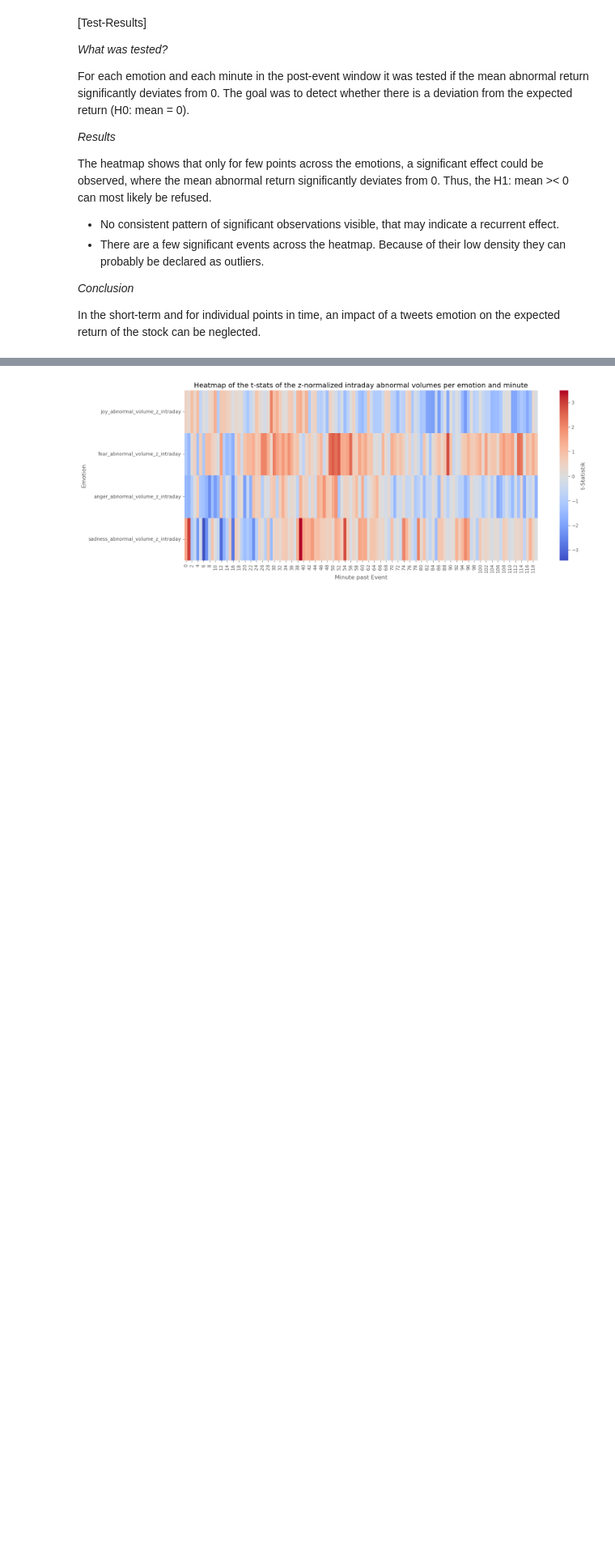
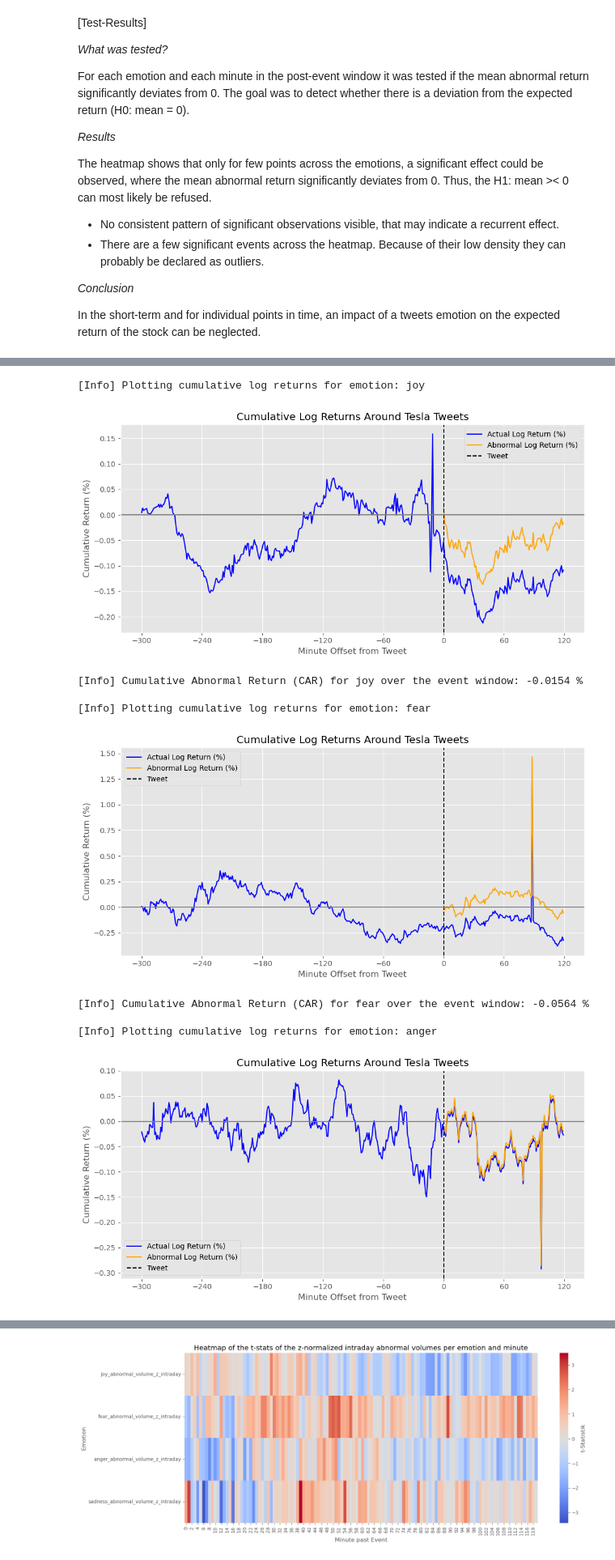
Before and after one commit to AK960/COIN_Repo, a Jupyter notebook: scripts/analyse_emotions.ipynb, the cells around one changed output, grey strips where cells are left out. Shown at 81% size. Drawn from its saved outputs; the diff is of its cells as text; code cells hidden in the pictures; blank space fills up the shorter version.

Commit message:
Adding log_return analysis AR, CAR

```diff
--- a/scripts/analyse_emotions.ipynb
+++ b/scripts/analyse_emotions.ipynb
@@ -960,0 +987,50 @@ plt.show()
+# %%
+### [All emotions] Plotting Cumulative Log Returns Around Tweets ###
+
+# Present emotions in the DataFrame
+emotions = df_event_study_pre_post['event_emo'].unique()
+
+for emo in emotions:
+    print(f"[Info] Plotting cumulative log returns for emotion: {emo}")
+
+    # 0. Windows
+    estimation_window = df_event_study_pre_post
+    event_window = df_event_study_pre_post[df_event_study_pre_post['event_fin_offset'] >= 0]
+
+    # 1. Calculate cumulative actual log returns around tweets
+    actual_returns = estimation_window[estimation_window['event_emo'] == emo].groupby('event_fin_offset')['actual_return'].mean()
+    cumulative_actual_return = actual_returns.cumsum()
+
+    # 2. Caluculate cumulative abnormal log returns around tweets
+    abnormal_returns = event_window[event_window['event_emo'] == emo].groupby('event_fin_offset')['abnormal_return'].mean()
+    cumulative_abnormal_return = abnormal_returns.cumsum()
+
+    # 3. Plot
+    plt.figure(figsize=(10, 5))
+    plt.plot(cumulative_actual_return.index, cumulative_actual_return.values * 100, label="Actual Log Return (%)", color="blue")
+    plt.plot(cumulative_abnormal_return.index, cumulative_abnormal_return.values * 100, label="Abnormal Log Return (%)", color="orange")
+    plt.axvline(0, linestyle="--", color="black", label="Tweet")
+    plt.axhline(0, linestyle="-", color="gray")
+    plt.title("Cumulative Log Returns Around Tesla Tweets")
+    plt.xlabel("Minute Offset from Tweet")
+    plt.xticks([-300, -240, -180, -120, -60, 0, 60, 120])
+    plt.ylabel("Cumulative Return (%)")
+    plt.legend()
+    plt.grid(True)
+    plt.tight_layout()
+    plt.show()
+
+    # Print CAR over the event window
+    car_correct = abnormal_returns.sum()  # Summe der rohen abnormal returns
+    print(f"[Info] Cumulative Abnormal Return (CAR) for {emo} over the event window: {car_correct* 100:.4f} %\n")
+# %% [output]
+[Info] Plotting cumulative log returns for emotion: joy
+[figure, added]
+[Info] Cumulative Abnormal Return (CAR) for joy over the event window: -0.0154 %
+
+[Info] Plotting cumulative log returns for emotion: fear
+[figure, added]
+[Info] Cumulative Abnormal Return (CAR) for fear over the event window: -0.0564 %
+
+[Info] Plotting cumulative log returns for emotion: anger
+[figure, added]
```
Also changed, not shown: parts of 16 cells of this notebook.
